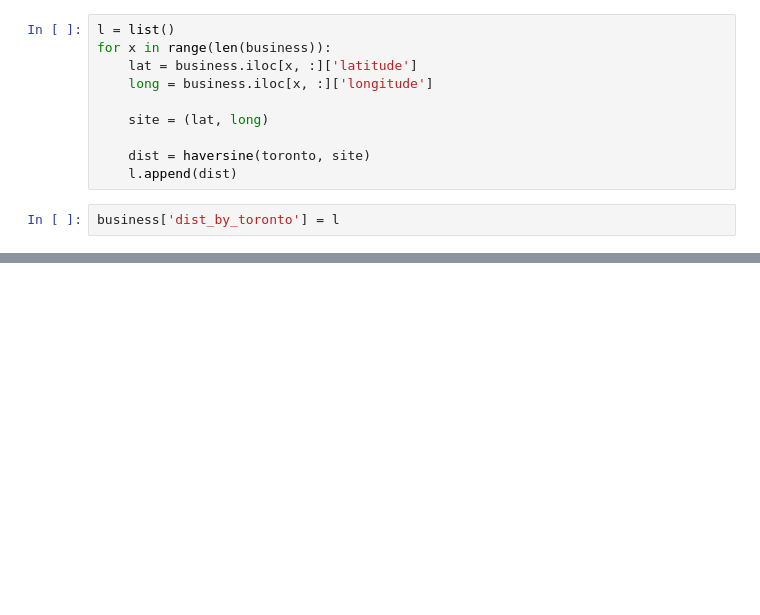
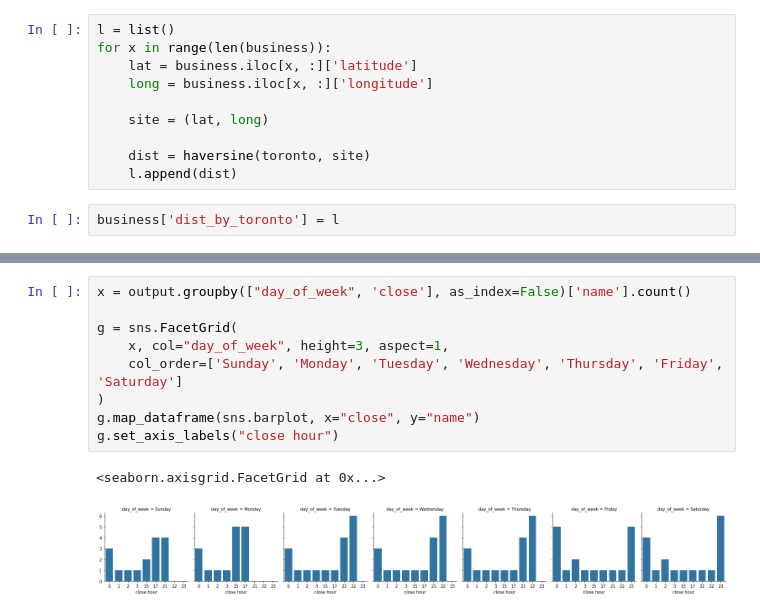
Before and after one commit to jamjam0109/kaggle_yelp, a Jupyter notebook: src.ipynb, the cells around one changed output, grey strips where cells are left out. Cells and saved outputs as stored; diff of their text form; blank space fills up the shorter version.

```diff
--- a/src.ipynb
+++ b/src.ipynb
@@ -104,0 +288,12 @@ a.sort_values('dist')
+# %%
+x = output.groupby(["day_of_week", 'close'], as_index=False)['name'].count()
+
+g = sns.FacetGrid(
+    x, col="day_of_week", height=3, aspect=1,
+    col_order=['Sunday', 'Monday', 'Tuesday', 'Wednesday', 'Thursday', 'Friday', 'Saturday']
+)
+g.map_dataframe(sns.barplot, x="close", y="name")
+g.set_axis_labels("close hour")
+# %% [output]
+<seaborn.axisgrid.FacetGrid at 0x...>
+[figure, added]
```
Also changed, not shown: parts of 41 cells of this notebook, 2 other files.
